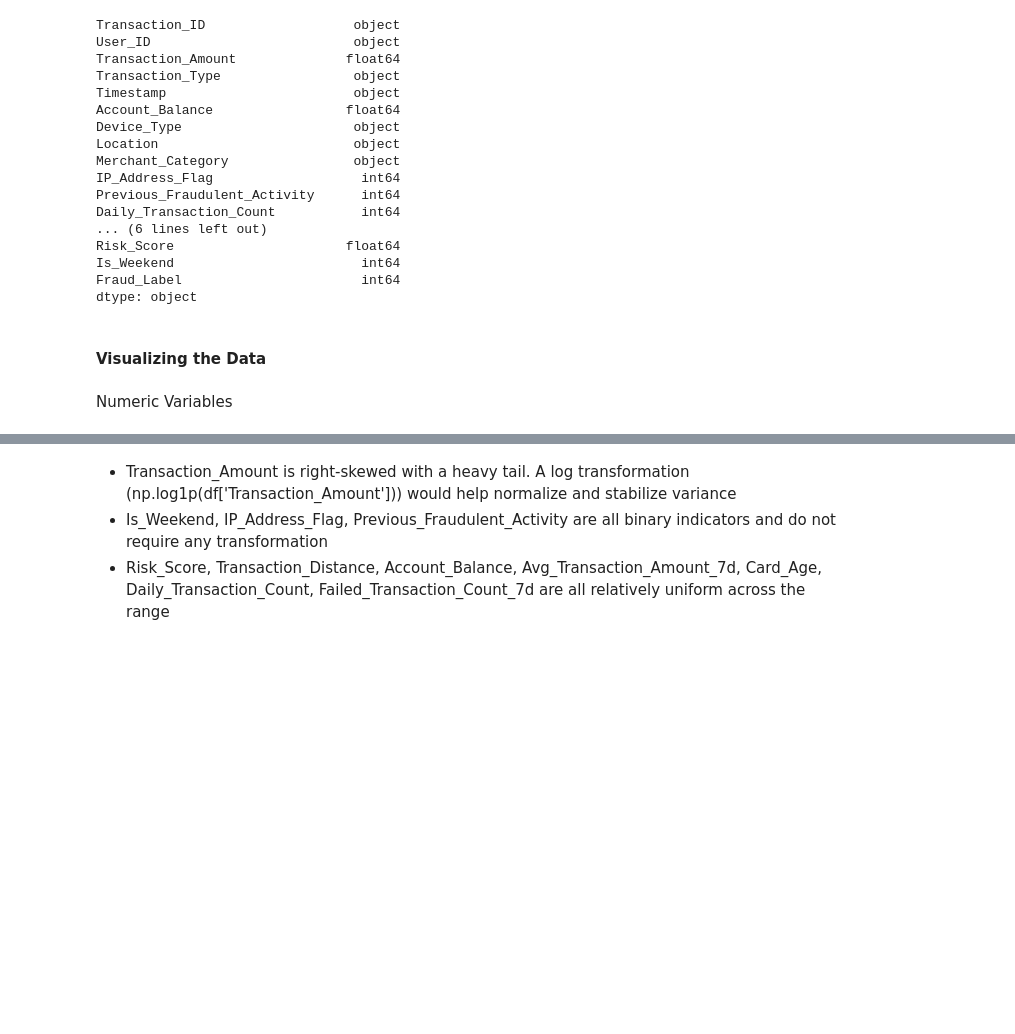
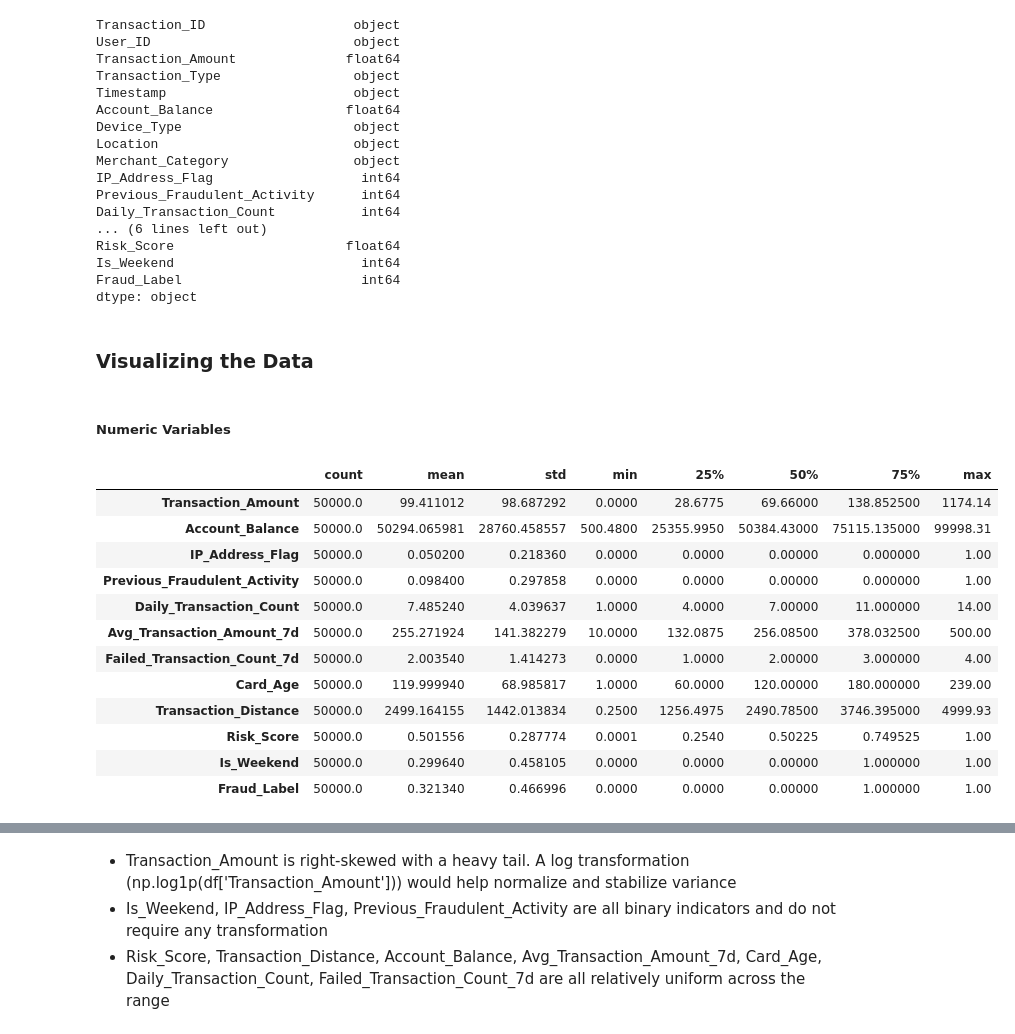
Before and after one commit to briceh87/DS3001_Project, a Jupyter notebook: Wrangling_EDA.ipynb, the cells around one changed output, grey strips where cells are left out. Drawn from its saved outputs; the diff is of its cells as text; code cells hidden in the pictures; blank space fills up the shorter version.

```diff
--- a/Wrangling_EDA.ipynb
+++ b/Wrangling_EDA.ipynb
@@ -71,9 +72,26 @@ categorical_cols = df.select_dtypes(include=['object']).columns.tolist()
 if "Fraud_Label" in numeric_cols:  # Removing target variable from numeric
     numeric_cols.remove("Fraud_Label")
 # %% [markdown]
-#### Visualizing the Data
+### Visualizing the Data
-# %% [markdown]
-Numeric Variables
+# %% [markdown]
+##### Numeric Variables
+# %%
+# --- Summary statistics for numeric columns ---
+df.describe().T
+# %% [output]
+|  | count | mean | std | min | 25% | 50% | 75% | max |
+| Transaction_Amount | 50000.0 | 99.411012 | 98.687292 | 0.0000 | 28.6775 | 69.66000 | 138.852500 | 1174.14 |
+| Account_Balance | 50000.0 | 50294.065981 | 28760.458557 | 500.4800 | 25355.9950 | 50384.43000 | 75115.135000 | 99998.31 |
+| IP_Address_Flag | 50000.0 | 0.050200 | 0.218360 | 0.0000 | 0.0000 | 0.00000 | 0.000000 | 1.00 |
+| Previous_Fraudulent_Activity | 50000.0 | 0.098400 | 0.297858 | 0.0000 | 0.0000 | 0.00000 | 0.000000 | 1.00 |
+| Daily_Transaction_Count | 50000.0 | 7.485240 | 4.039637 | 1.0000 | 4.0000 | 7.00000 | 11.000000 | 14.00 |
+| Avg_Transaction_Amount_7d | 50000.0 | 255.271924 | 141.382279 | 10.0000 | 132.0875 | 256.08500 | 378.032500 | 500.00 |
+| Failed_Transaction_Count_7d | 50000.0 | 2.003540 | 1.414273 | 0.0000 | 1.0000 | 2.00000 | 3.000000 | 4.00 |
+| Card_Age | 50000.0 | 119.999940 | 68.985817 | 1.0000 | 60.0000 | 120.00000 | 180.000000 | 239.00 |
+| Transaction_Distance | 50000.0 | 2499.164155 | 1442.013834 | 0.2500 | 1256.4975 | 2490.78500 | 3746.395000 | 4999.93 |
+| Risk_Score | 50000.0 | 0.501556 | 0.287774 | 0.0001 | 0.2540 | 0.50225 | 0.749525 | 1.00 |
+| Is_Weekend | 50000.0 | 0.299640 | 0.458105 | 0.0000 | 0.0000 | 0.00000 | 1.000000 | 1.00 |
+| Fraud_Label | 50000.0 | 0.321340 | 0.466996 | 0.0000 | 0.0000 | 0.00000 | 1.000000 | 1.00 |
 # %%
 # --- Numeric Variable Distributions ---
 
```
Also changed, not shown: parts of 18 cells of this notebook.
